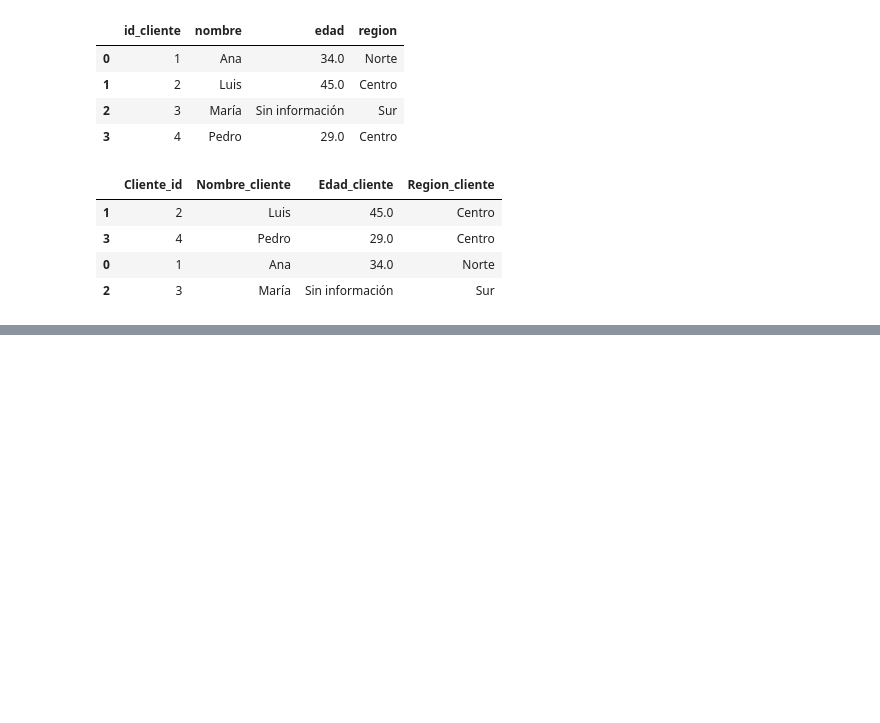
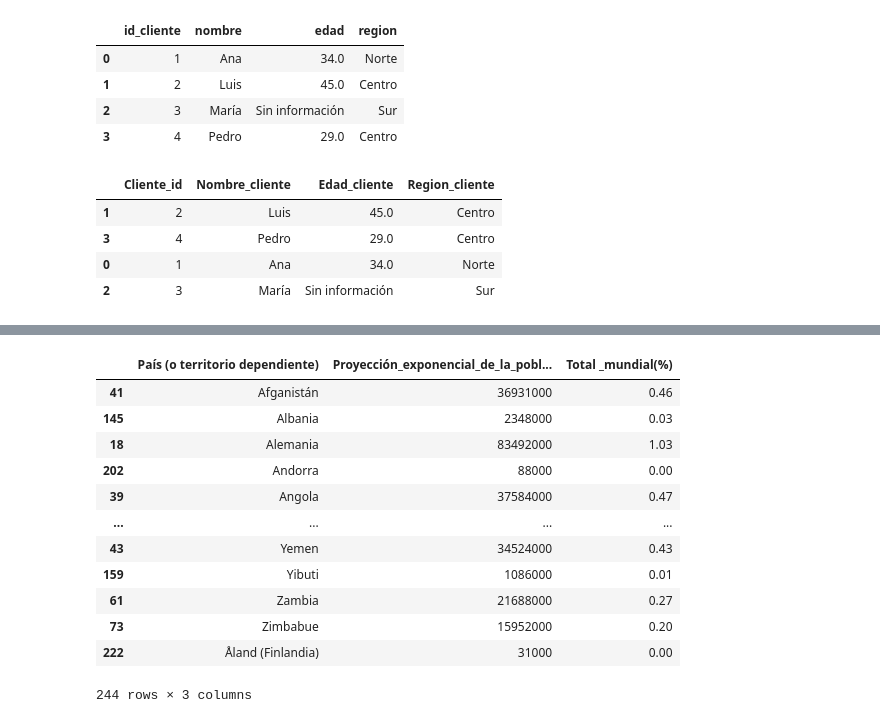
Before and after one commit to josefacespedesu/Bootcamp-_Ciencia-_de-_Datos, a Jupyter notebook: EJERCICIOS_M3/Análisis de caso obtención de datos desde archivos.ipynb, the cells around one changed output, grey strips where cells are left out. Saved outputs shown, nothing was run; the diff lists cells and outputs as text; code cells hidden in the pictures; blank space fills up the shorter version.

```diff
--- a/EJERCICIOS_M3/Análisis de caso obtención de datos desde archivos.ipynb
+++ b/EJERCICIOS_M3/Análisis de caso obtención de datos desde archivos.ipynb
@@ -190,9 +209,11 @@ headers = {
 }
 #realiza solicitud y extrae el contenido HTML de la página en formato texto.
 html = requests.get(url, headers=headers, timeout=30).text
-df_list = pd.read_html(StringIO(html))
+#Le indico que decimal es , y miles .
+df_list = pd.read_html(StringIO(html),decimal=",",thousands=".")
 
 #seleccionamos primera tabla y crea una copia
 df_web = df_list[0].copy()
-df_web.head()
+df_web["Total mun- dial (%)"] = pd.to_numeric(df_web["Total mun- dial (%)"],errors="coerce")
+df_web.head(246)
 # %% [output]
@@ -204,0 +257,5 @@ df_web.head()
+# %%
+#Elimino filas con valor nulo
+df_web=df_web.dropna()
+#Verifico con un info que ya no existen datos nulos
+df_web.info()
@@ -204,0 +325,10 @@ df_web.head()
+# %%
+# Convertir proyección a número (quita separadores y cosas no numéricas)
+df_web_limpia["Proyección_exponencial_de_la_población_a_julio_2025"] = (
+    df_web_limpia["Proyección_exponencial_de_la_población_a_julio_2025"]
+    .astype(str)                                # fuerza a que todos los valores de la columna pais sean texto
+    .str.replace(r"[^\d,.\-]", "", regex=True)  # deja solo dígitos y signos
+    .str.replace(".", "", regex=False)          # por si viene con separador de miles "."
+    .str.replace(",", "", regex=False)          # por si viene con separador de miles ","
+)
+df_web_limpia.head(244)
@@ -204,0 +349,9 @@ df_web.head()
+# %%
+#Ahora con menos datos se realiza un ajuste de tipos de datos
+df_web_limpia["País (o territorio dependiente)"] = df_web_limpia["País (o territorio dependiente)"].astype("string")
+#Cambiar proyección a dato numérico
+df_web_limpia["Proyección_exponencial_de_la_población_a_julio_2025"] = pd.to_numeric(df_web_limpia["Proyección_exponencial_de_la_población_a_julio_2025"], errors="coerce")
+#% Total mundial ya fue pasado a float desde el inicio para evitar errores
+#Imprimo info para ver tipos de datos
+df_web_limpia.info()
+df_web_limpia.head(245)
@@ -204,0 +382,18 @@ df_web.head()
+# %%
+# Ordenar por país
+df_web_limpia = df_web_limpia.sort_values(by="País (o territorio dependiente)", ascending=True)
+df_web_limpia.head(244)
+# %% [output]
+|  | País (o territorio dependiente) | Proyección_exponencial_de_la_pobl... | Total _mundial(%) |
+| 41 | Afganistán | 36931000 | 0.46 |
+| 145 | Albania | 2348000 | 0.03 |
+| 18 | Alemania | 83492000 | 1.03 |
+| 202 | Andorra | 88000 | 0.00 |
+| 39 | Angola | 37584000 | 0.47 |
+| ... | ... | ... | ... |
+| 43 | Yemen | 34524000 | 0.43 |
+| 159 | Yibuti | 1086000 | 0.01 |
+| 61 | Zambia | 21688000 | 0.27 |
+| 73 | Zimbabue | 15952000 | 0.20 |
+| 222 | Åland (Finlandia) | 31000 | 0.00 |
+244 rows × 3 columns
```
Also changed, not shown: parts of 19 cells of this notebook.
